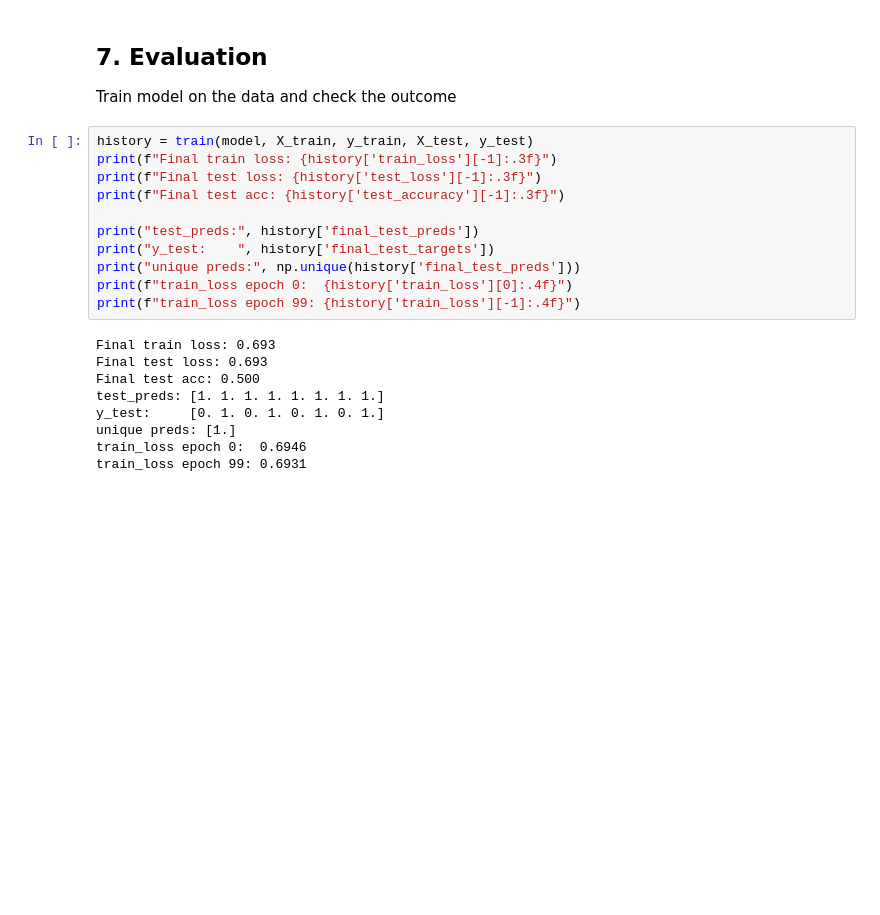
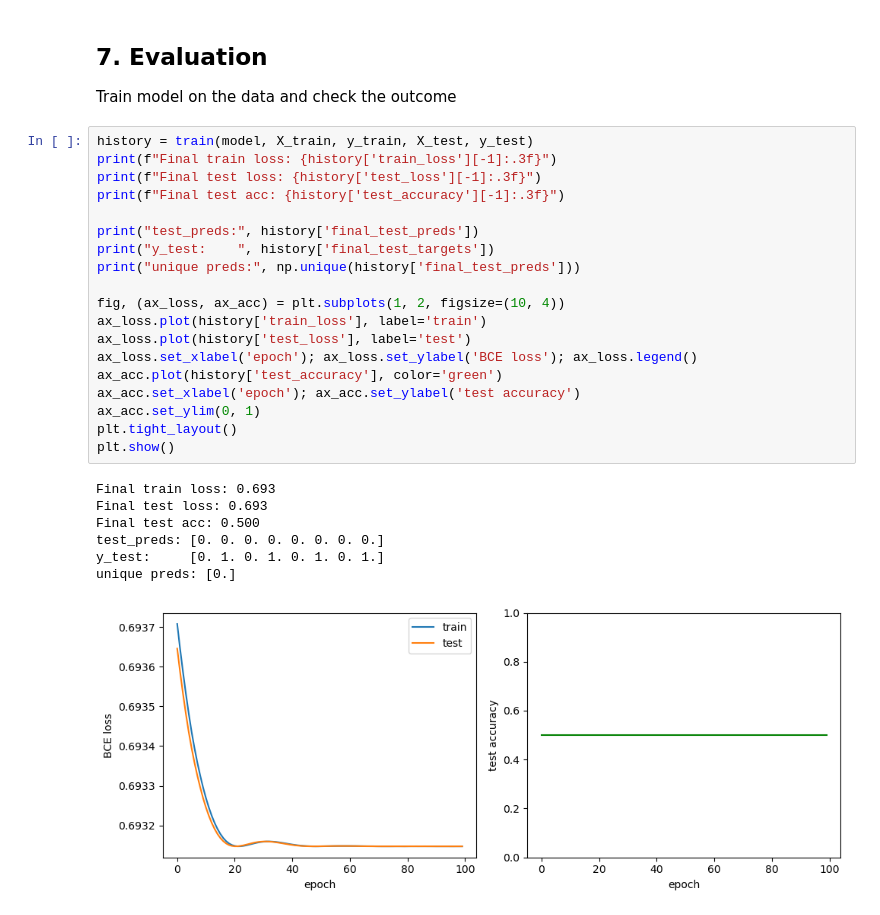
Before and after one commit to smallperalta/mtbi_meeg, a Jupyter notebook: experiments/torch_mlp_nn.ipynb, the cells around one changed output. Cells and saved outputs as stored; diff of their text form; blank space fills up the shorter version.

```diff
--- a/experiments/torch_mlp_nn.ipynb
+++ b/experiments/torch_mlp_nn.ipynb
@@ -266,20 +254,27 @@ Train model on the data and check the outcome
 # %%
 history = train(model, X_train, y_train, X_test, y_test)
 print(f"Final train loss: {history['train_loss'][-1]:.3f}")
 print(f"Final test loss: {history['test_loss'][-1]:.3f}")
 print(f"Final test acc: {history['test_accuracy'][-1]:.3f}")
 
 print("test_preds:", history['final_test_preds'])
 print("y_test:    ", history['final_test_targets'])
 print("unique preds:", np.unique(history['final_test_preds']))
-print(f"train_loss epoch 0:  {history['train_loss'][0]:.4f}")
-print(f"train_loss epoch 99: {history['train_loss'][-1]:.4f}")
+
+fig, (ax_loss, ax_acc) = plt.subplots(1, 2, figsize=(10, 4))
+ax_loss.plot(history['train_loss'], label='train')
+ax_loss.plot(history['test_loss'], label='test')
+ax_loss.set_xlabel('epoch'); ax_loss.set_ylabel('BCE loss'); ax_loss.legend()
+ax_acc.plot(history['test_accuracy'], color='green')
+ax_acc.set_xlabel('epoch'); ax_acc.set_ylabel('test accuracy')
+ax_acc.set_ylim(0, 1)
+plt.tight_layout()
+plt.show()
 # %% [output]
 Final train loss: 0.693
 Final test loss: 0.693
 Final test acc: 0.500
-test_preds: [1. 1. 1. 1. 1. 1. 1. 1.]
+test_preds: [0. 0. 0. 0. 0. 0. 0. 0.]
 y_test:     [0. 1. 0. 1. 0. 1. 0. 1.]
-unique preds: [1.]
-train_loss epoch 0:  0.6946
-train_loss epoch 99: 0.6931
+unique preds: [0.]
+[figure, added]
```
Also changed, not shown: parts of 10 cells of this notebook.
